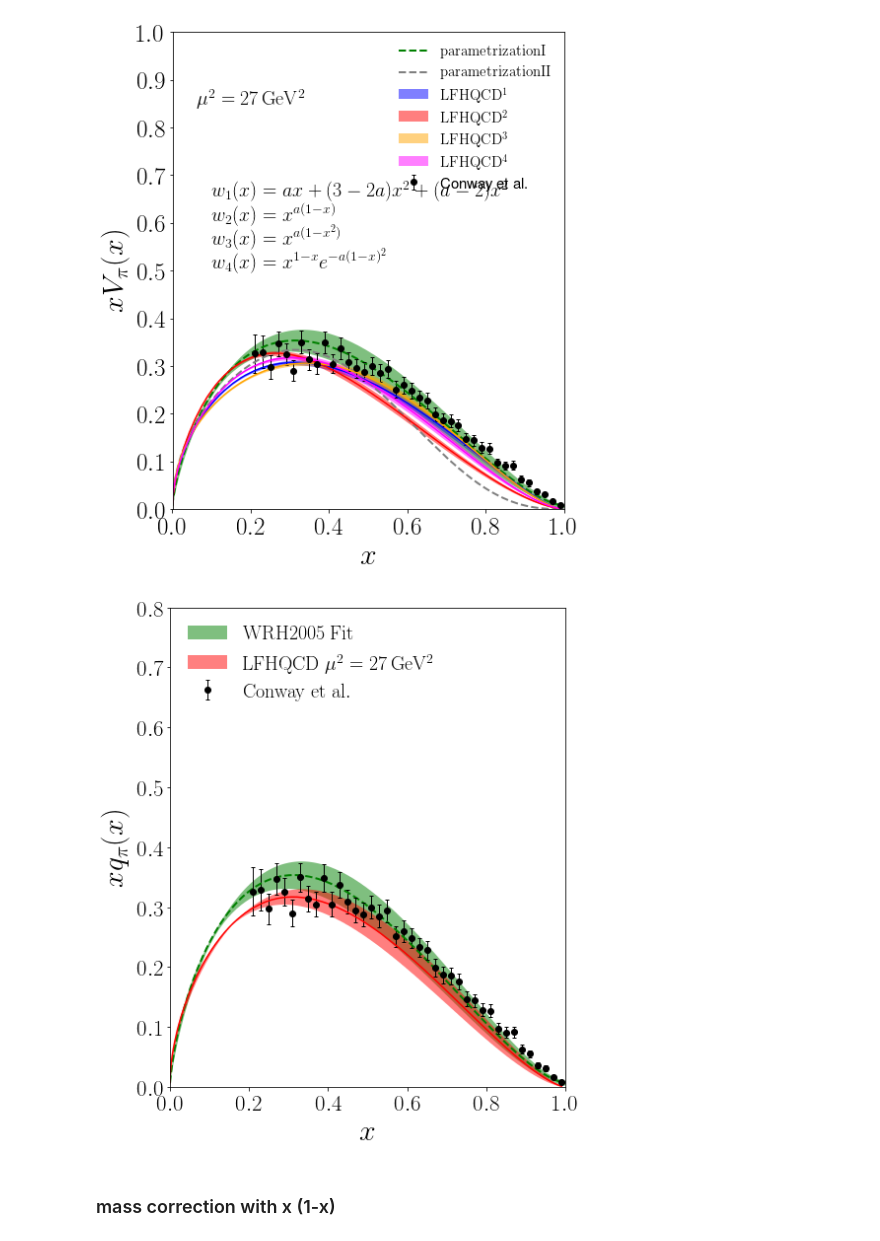
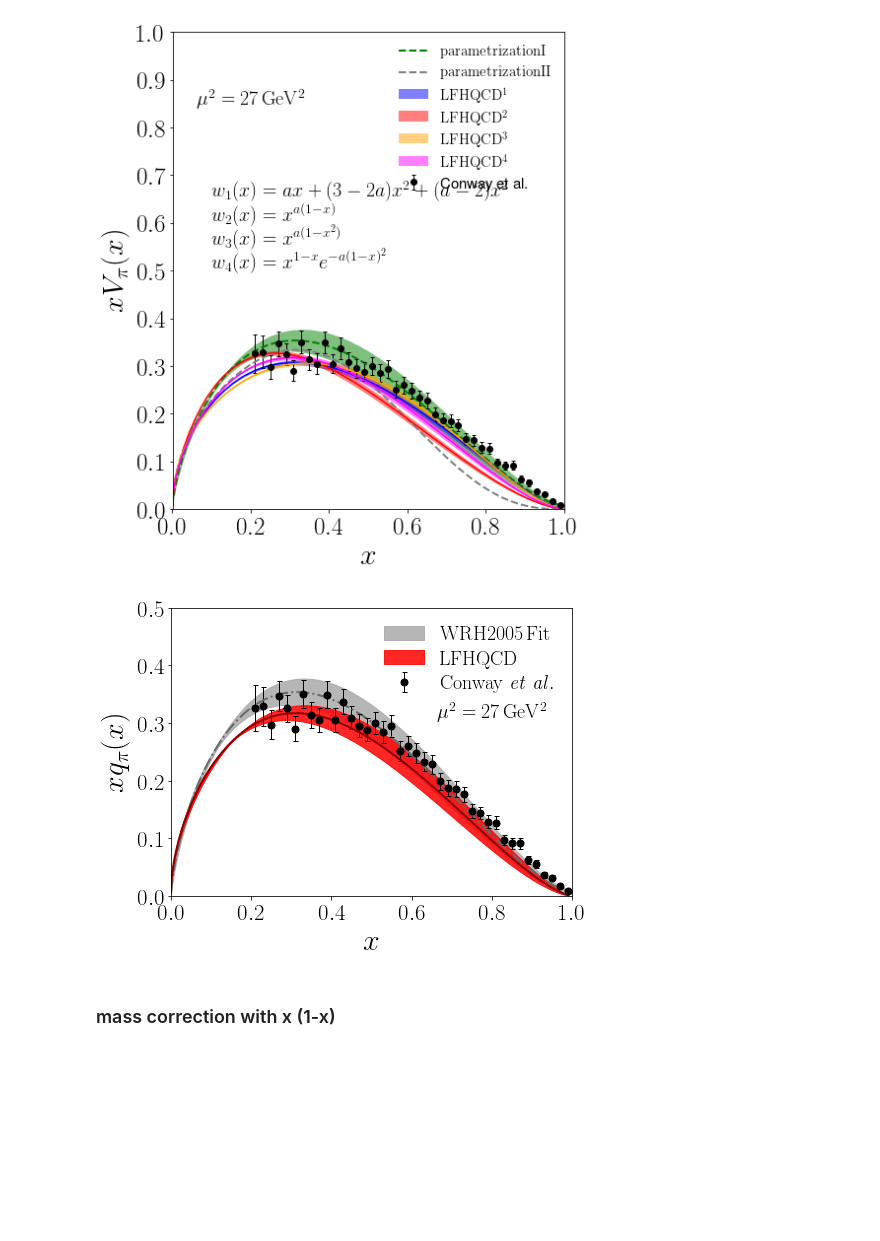
Before and after one commit to TianboLiu/LFHQCD, a Jupyter notebook: evolution/compare-pion.ipynb, the cells around one changed output. Saved outputs shown, nothing was run; the diff lists cells and outputs as text; code cells hidden in the pictures; blank space fills up the shorter version.

```diff
--- a/evolution/compare-pion.ipynb
+++ b/evolution/compare-pion.ipynb
@@ -214,45 +214,47 @@ py.tight_layout()
 # %%
 # pion
 nrows,ncols=1,1
-py.figure(figsize=(ncols*7,nrows*8))
+py.figure(figsize=(ncols*7,nrows*7*0.75))
 
 ax=py.subplot(nrows,ncols,1)
 # plots
-ax.plot(xf['pion parameterization'][:,0].T, xf['pion parameterization'][:,1].T, color='green', ls='--', linewidth=2)
-ax.fill_between(xf['pion parameterization'][:,0].T, xf['pion parameterization'][:,1].T-xf['pion parameterization'][:,2].T, xf['pion parameterization'][:,1].T+xf['pion parameterization'][:,2].T,\
-            color='green', alpha=0.5, linewidth=0, label=r'$\rm WRH2005~Fit$')
+c1=ax.plot(xf['pion parameterization'][:,0].T, xf['pion parameterization'][:,1].T, color='dimgray', alpha=1, ls='-.', linewidth=2)
+c2=ax.fill_between(xf['pion parameterization'][:,0].T, xf['pion parameterization'][:,1].T-xf['pion parameterization'][:,2].T, xf['pion parameterization'][:,1].T+xf['pion parameterization'][:,2].T,\
+            color='darkgray', alpha=0.85, linewidth=1, label=r'$\rm WRH2005\,Fit$')
 #ax.plot(xf['pion parameterization NLL 5.2'][:,0].T, xf['pion parameterization NLL 5.2'][:,1].T, color='gray',ls='--', linewidth=2, label=r'$\rm parametrization~II$')
-ax.errorbar(xf['pion conway'][:,0].T, xf['pion conway'][:,1].T, yerr=xf['pion conway'][:,2].T, marker='o', capsize=2, linewidth=0, elinewidth=1, color='black', label=r'$\rm Conway~et~al.$')
+c3=ax.errorbar(xf['pion conway'][:,0].T, xf['pion conway'][:,1].T, yerr=xf['pion conway'][:,2].T, marker='o',\
+               markersize=7, capsize=2.5, linewidth=0, elinewidth=1, color='black', label=r'$\rm Conway~\it et~al.$')
 #exp3 input
 #ax.plot(xf['pion exp3 input'][:,0].T, xf['pion exp3 input'][:,1].T, color='grey', ls='-')
 #ax.fill_between(xf['pion exp3 input'][:,0].T,\
 #               (xf['pion exp3 input'][:,1]-((xf['pion exp3 input1'][:,1]-xf['pion exp3 input2'][:,1])**2)**0.5/2).T,\
 #               (xf['pion exp3 input'][:,1]+((xf['pion exp3 input1'][:,1]-xf['pion exp3 input2'][:,1])**2)**0.5/2).T,\
 #               color='grey', alpha=0.4, linewidth=0, label=r'$\rm LFHQCD~\mu_0^2=0.75GeV^2$')
 #exp4
-ax.plot(xf['pion exp4 central'][:,0].T, xf['pion exp4 central'][:,1].T, color='red', ls='-')
-ax.fill_between(xf['pion exp4 central'][:,0].T,\
+c4=ax.plot(xf['pion exp4 central'][:,0].T, xf['pion exp4 central'][:,1].T, linewidth=2, color='darkred', ls='-')
+c5=ax.fill_between(xf['pion exp4 central'][:,0].T,\
                (xf['pion exp4 central'][:,1]-((xf['pion exp4 shift1'][:,1]-xf['pion exp4 shift2'][:,1])**2+(xf['pion exp4 shift3'][:,1]-xf['pion exp4 shift4'][:,1])**2)**0.5/2).T,\
                (xf['pion exp4 central'][:,1]+((xf['pion exp4 shift1'][:,1]-xf['pion exp4 shift2'][:,1])**2+(xf['pion exp4 shift3'][:,1]-xf['pion exp4 shift4'][:,1])**2)**0.5/2).T,\
-               color='red', alpha=0.5, linewidth=0, label=r'$\rm LFHQCD~\mu^2=27\,GeV^2$')
+               color='red', alpha=0.85, linewidth=1, label=r'$\rm LFHQCD$')
 #setting
 ax.set_xlabel(r'$x$',size=30)
 ax.set_ylabel(r'$xq_\pi(x)$',size=30)
 ax.set_xlim(1e-3,1)
-ax.set_ylim(0,0.8)
+ax.set_ylim(0,0.5)
 #ax.set_xscale('')
 ax.tick_params(axis='both', which='major', labelsize=23)
 #ax.set_xticks([0.0,0.2,0.4,0.6,0.8,1.0])
-ax.set_yticks([0.0,0.1,0.2,0.3,0.4,0.5,0.6,0.7,0.8])
-#ax.text(0.20,0.90,r'$\rm \mu_0^2=0.75\,GeV^2$',horizontalalignment='center',transform=ax.transAxes,size=20)
+#ax.set_yticks([0.0,0.1,0.2,0.3,0.4,0.5,0.6,0.7,0.8])
+ax.text(0.8,0.62,r'$\rm \mu^2=27\,GeV^2$',horizontalalignment='center',transform=ax.transAxes,size=20)
 #ax.text(0.20,0.85,r'$\rm \mu^2=27\,GeV^2$',horizontalalignment='center',transform=ax.transAxes,size=20)
 #ax.text(0.10,0.70,r'$w(x)=x^{1-x}e^{-a(1-x)^2}$',horizontalalignment='left',transform=ax.transAxes,size=20)
-ax.legend(fontsize=20,frameon=False, loc='upper left')
+H=[r'$Conway~\it et al.$',r'$\rm WRH2005~Fit$',r'$LFHQCD$']
+ax.legend(fontsize=20,frameon=False, labelspacing=0.3, loc='upper right')
 
 py.tight_layout()
 py.savefig('results/pion-xv.pdf')
 # %% [output]
-[figure, old version]
+[figure, new version]
 # %% [markdown]
 ### mass correction with x (1-x)
 # %%
```
Also changed, not shown: 1 other file.
